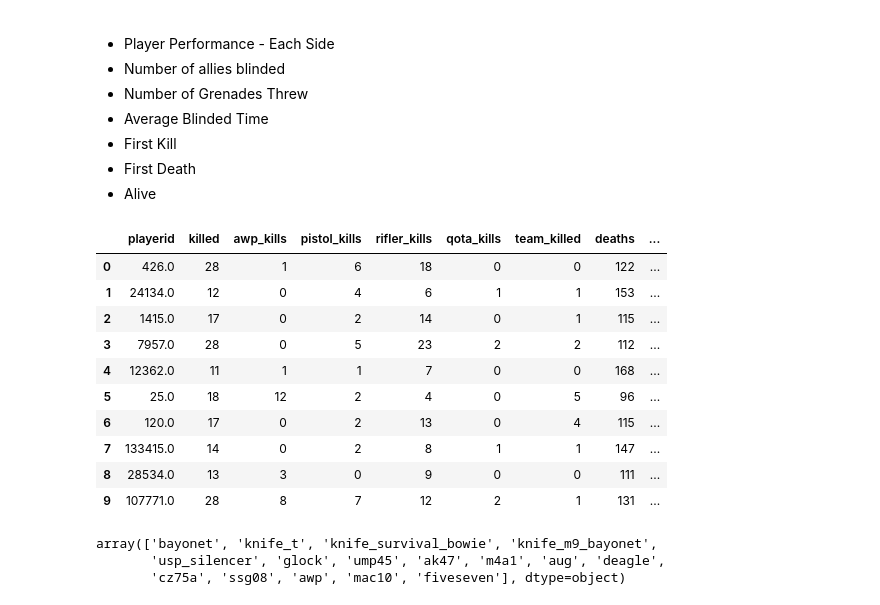
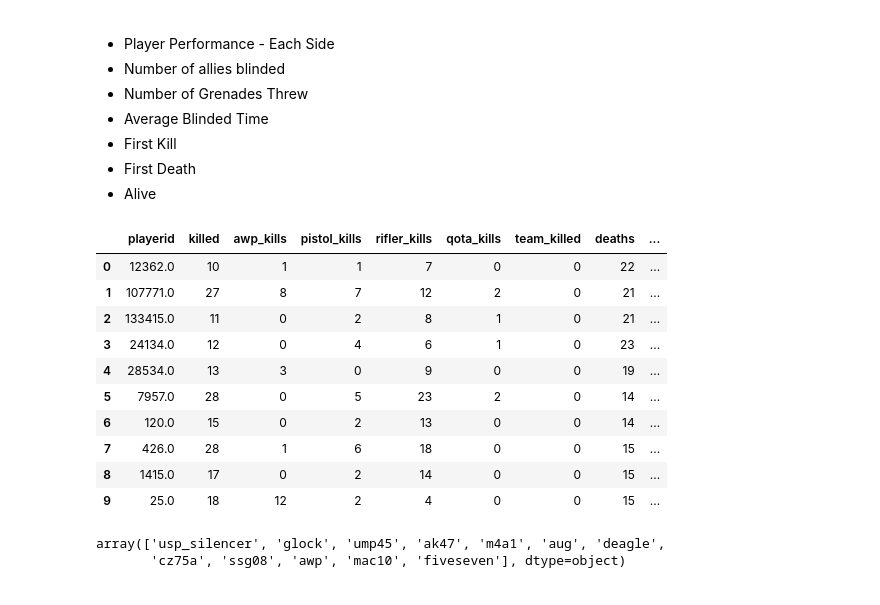
Before and after one commit to nickrvieira/analyzing_cs_go_data, a Jupyter notebook: Analyzing CS_GO Data.ipynb, the cells around one changed output. Saved outputs shown, nothing was run; the diff lists cells and outputs as text; code cells hidden in the pictures.

```diff
--- a/Analyzing CS_GO Data.ipynb
+++ b/Analyzing CS_GO Data.ipynb
@@ -70,6 +123,9 @@ df["attackerX"] = df.attackerX.map(format_x)
 df["attackerY"] = df.attackerY.map(format_y)
 df["victimX"] = df.victimX.map(format_x)
 df["victimY"] = df.victimY.map(format_y)
+
+#Round 0 is meaningless
+df = df[df["round"] != 0 ]
 # %%
 df_roundstart = event_splitter(df, "roundstart")
 df_attacked = event_splitter(df, "attacked")
@@ -247,37 +333,40 @@ def killed_enemy_team_blinded(player_id):
 # %%
-df_test = pd.DataFrame(df_kill.victimId.unique(), columns=["playerid"])
+#This misses one edgy case -
+all_players = np.append(team_ct,team_tr)
+
+df_test = pd.DataFrame({"playerid": all_players})
 
 df_test["killed"] = df_test.playerid.map(number_of_kills)
-df_test["awp_kills"] = df_test.playerid.map(number_of_kills_with_awp)
-df_test["pistol_kills"] = df_test.playerid.map(number_of_kills_with_pistols)
-df_test["rifler_kills"] = df_test.playerid.map(number_of_kills_with_rifle)
+df_test["awp_kills"] = df_test.playerid.apply(number_of_kills_weapon, args=(sniper_list,))
+df_test["pistol_kills"] = df_test.playerid.apply(number_of_kills_weapon, args=(pistol_list,))
+df_test["rifler_kills"] = df_test.playerid.apply(number_of_kills_weapon, args=(rifle_list,))
 df_test["qota_kills"] = df_test.playerid.map(number_of_kills_qota)
 df_test["team_killed"] = df_test.playerid.map(number_of_team_kills)
 df_test["deaths"] = df_test.playerid.map(number_of_deaths)
 df_test["deaths_traded"] = df_test.playerid.map(num_deaths_traded)
 
 df_test["blinded_team"] = df_test.playerid.map(blinded_team)
 df_test["blinded_team_killed"] = df_test.playerid.map(killed_team_blinded)
 df_test["blinded_enemy_team"] = df_test.playerid.map(blinded_enemy_team)
 df_test["blinded_enemy_team_killed"] = df_test.playerid.map(killed_enemy_team_blinded)
 
+df_test["utility_score"] = df_test.playerid.map(grenade_score)
+
 
 display(df_test)
 
-
 df_kill.weapon.unique()
 # %% [output]
 |  | playerid | killed | awp_kills | pistol_kills | rifler_kills | qota_kills | team_killed | deaths | ... |
-| 0 | 426.0 | 28 | 1 | 6 | 18 | 0 | 0 | 122 | ... |
-| 1 | 24134.0 | 12 | 0 | 4 | 6 | 1 | 1 | 153 | ... |
-| 2 | 1415.0 | 17 | 0 | 2 | 14 | 0 | 1 | 115 | ... |
-| 3 | 7957.0 | 28 | 0 | 5 | 23 | 2 | 2 | 112 | ... |
-| 4 | 12362.0 | 11 | 1 | 1 | 7 | 0 | 0 | 168 | ... |
-| 5 | 25.0 | 18 | 12 | 2 | 4 | 0 | 5 | 96 | ... |
-| 6 | 120.0 | 17 | 0 | 2 | 13 | 0 | 4 | 115 | ... |
-| 7 | 133415.0 | 14 | 0 | 2 | 8 | 1 | 1 | 147 | ... |
-| 8 | 28534.0 | 13 | 3 | 0 | 9 | 0 | 0 | 111 | ... |
-| 9 | 107771.0 | 28 | 8 | 7 | 12 | 2 | 1 | 131 | ... |
+| 0 | 12362.0 | 10 | 1 | 1 | 7 | 0 | 0 | 22 | ... |
+| 1 | 107771.0 | 27 | 8 | 7 | 12 | 2 | 0 | 21 | ... |
+| 2 | 133415.0 | 11 | 0 | 2 | 8 | 1 | 0 | 21 | ... |
+| 3 | 24134.0 | 12 | 0 | 4 | 6 | 1 | 0 | 23 | ... |
+| 4 | 28534.0 | 13 | 3 | 0 | 9 | 0 | 0 | 19 | ... |
+| 5 | 7957.0 | 28 | 0 | 5 | 23 | 2 | 0 | 14 | ... |
+| 6 | 120.0 | 15 | 0 | 2 | 13 | 0 | 0 | 14 | ... |
+| 7 | 426.0 | 28 | 1 | 6 | 18 | 0 | 0 | 15 | ... |
+| 8 | 1415.0 | 17 | 0 | 2 | 14 | 0 | 0 | 15 | ... |
+| 9 | 25.0 | 18 | 12 | 2 | 4 | 0 | 0 | 15 | ... |
-array(['bayonet', 'knife_t', 'knife_survival_bowie', 'knife_m9_bayonet',
-       'usp_silencer', 'glock', 'ump45', 'ak47', 'm4a1', 'aug', 'deagle',
+array(['usp_silencer', 'glock', 'ump45', 'ak47', 'm4a1', 'aug', 'deagle',
        'cz75a', 'ssg08', 'awp', 'mac10', 'fiveseven'], dtype=object)
```
Also changed, not shown: parts of 21 cells of this notebook, 2 other files.
